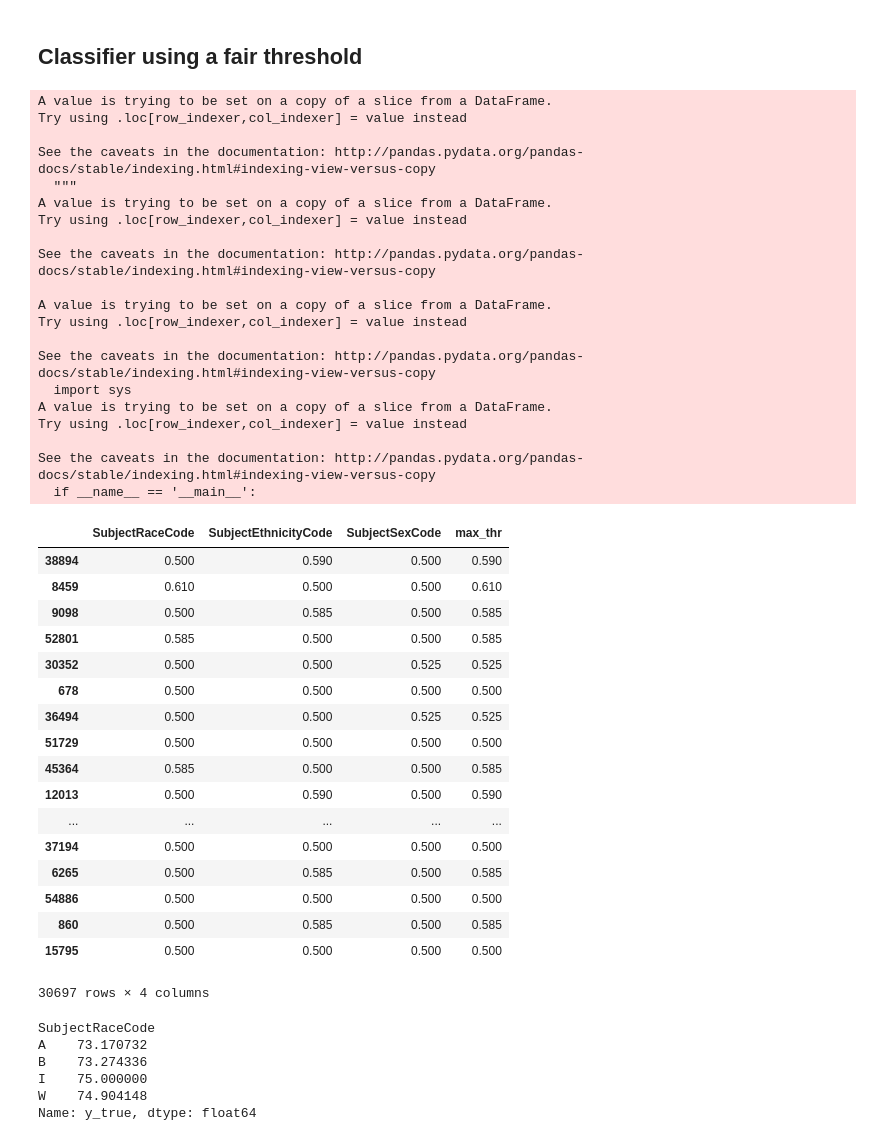
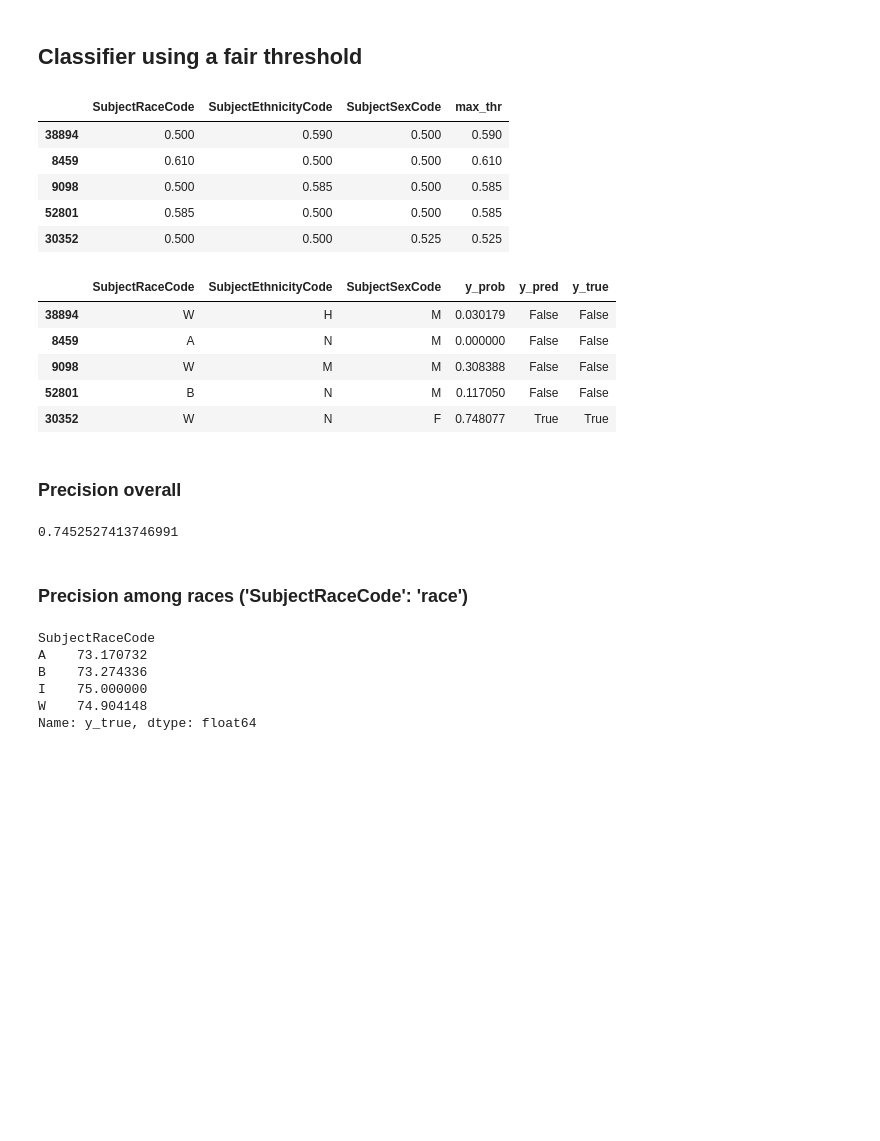
Before and after one commit to jnpicao/LDSSA-batch3-workspace, a Jupyter notebook: Capstone/fair_classifier_workflow.ipynb, the cells around one changed output. Saved outputs shown, nothing was run; the diff lists cells and outputs as text; code cells hidden in the pictures; blank space fills up the shorter version.

```diff
--- a/Capstone/fair_classifier_workflow.ipynb
+++ b/Capstone/fair_classifier_workflow.ipynb
@@ -379,51 +379,37 @@ Name: thresholds, dtype: float64
 # %%
 protected_classes = ['SubjectRaceCode', 'SubjectEthnicityCode', 'SubjectSexCode']
 
-thresholds_df = df_train_classes[protected_classes]
+thresholds_df = df_train_classes.loc[:,protected_classes]
 
-thresholds_df['SubjectRaceCode'] = thresholds_df.SubjectRaceCode.map(race_threshold)
-thresholds_df['SubjectEthnicityCode'] = thresholds_df.SubjectEthnicityCode.map(ethnic_threshold)
-thresholds_df['SubjectSexCode'] = thresholds_df.SubjectSexCode.map(sex_threshold)
+thresholds_df['SubjectRaceCode'] = thresholds_df['SubjectRaceCode'].map(race_threshold)
+thresholds_df['SubjectEthnicityCode'] = thresholds_df['SubjectEthnicityCode'].map(ethnic_threshold)
+thresholds_df['SubjectSexCode'] = thresholds_df['SubjectSexCode'].map(sex_threshold)
 
 thresholds_df['max_thr'] = thresholds_df.max(axis=1)
 
-thresholds_df
+thresholds_df.head()
 # %% [output]
-A value is trying to be set on a copy of a slice from a DataFrame.
-Try using .loc[row_indexer,col_indexer] = value instead
-
-See the caveats in the documentation: http://pandas.pydata.org/pandas-docs/stable/indexing.html#indexing-view-versus-copy
-  """
-A value is trying to be set on a copy of a slice from a DataFrame.
-Try using .loc[row_indexer,col_indexer] = value instead
-
-See the caveats in the documentation: http://pandas.pydata.org/pandas-docs/stable/indexing.html#indexing-view-versus-copy
-
-A value is trying to be set on a copy of a slice from a DataFrame.
-Try using .loc[row_indexer,col_indexer] = value instead
-
-See the caveats in the documentation: http://pandas.pydata.org/pandas-docs/stable/indexing.html#indexing-view-versus-copy
-  import sys
-A value is trying to be set on a copy of a slice from a DataFrame.
-Try using .loc[row_indexer,col_indexer] = value instead
-
-See the caveats in the documentation: http://pandas.pydata.org/pandas-docs/stable/indexing.html#indexing-view-versus-copy
-  if __name__ == '__main__':
 |  | SubjectRaceCode | SubjectEthnicityCode | SubjectSexCode | max_thr |
 | 38894 | 0.500 | 0.590 | 0.500 | 0.590 |
 | 8459 | 0.610 | 0.500 | 0.500 | 0.610 |
 | 9098 | 0.500 | 0.585 | 0.500 | 0.585 |
 | 52801 | 0.585 | 0.500 | 0.500 | 0.585 |
 | 30352 | 0.500 | 0.500 | 0.525 | 0.525 |
-| 678 | 0.500 | 0.500 | 0.500 | 0.500 |
-| 36494 | 0.500 | 0.500 | 0.525 | 0.525 |
-| 51729 | 0.500 | 0.500 | 0.500 | 0.500 |
-| 45364 | 0.585 | 0.500 | 0.500 | 0.585 |
-| 12013 | 0.500 | 0.590 | 0.500 | 0.590 |
-| ... | ... | ... | ... | ... |
-| 37194 | 0.500 | 0.500 | 0.500 | 0.500 |
-| 6265 | 0.500 | 0.585 | 0.500 | 0.585 |
-| 54886 | 0.500 | 0.500 | 0.500 | 0.500 |
-| 860 | 0.500 | 0.585 | 0.500 | 0.585 |
-| 15795 | 0.500 | 0.500 | 0.500 | 0.500 |
-30697 rows × 4 columns
+# %%
+df_train_classes_fair = df_train_classes
+df_train_classes_fair.loc[:,'y_pred'] = df_train_classes.y_prob > thresholds_df.max_thr
+df_train_classes_fair.head()
+# %% [output]
+|  | SubjectRaceCode | SubjectEthnicityCode | SubjectSexCode | y_prob | y_pred | y_true |
+| 38894 | W | H | M | 0.030179 | False | False |
+| 8459 | A | N | M | 0.000000 | False | False |
+| 9098 | W | M | M | 0.308388 | False | False |
+| 52801 | B | N | M | 0.117050 | False | False |
+| 30352 | W | N | F | 0.748077 | True | True |
+# %% [markdown]
+### Precision overall
+# %%
+precision_train_fair = precision_score(y_train, df_train_classes_fair.y_pred)
+precision_train_fair
+# %% [output]
+0.7452527413746991
@@ -430 +419,3 @@ See the caveats in the documentation: http://pandas.pydata.org/pandas-docs/stabl
+# %% [markdown]
+### Precision among races ('SubjectRaceCode': 'race')
 # %%
```
Also changed, not shown: parts of 46 cells of this notebook.
